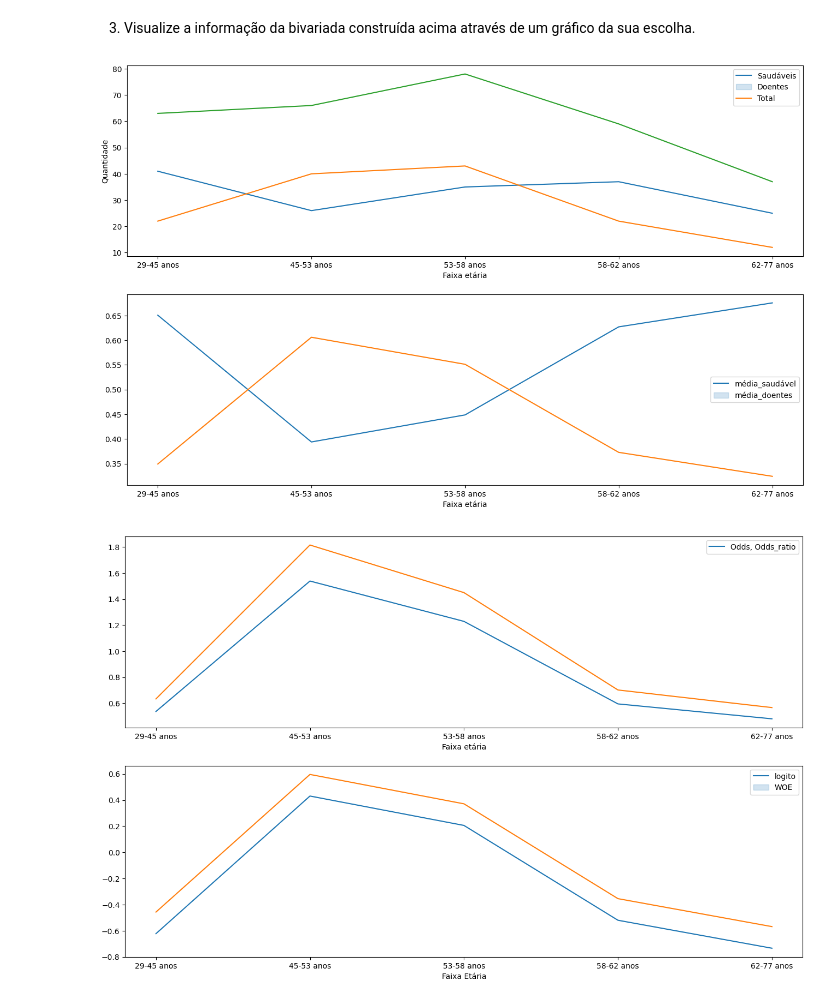
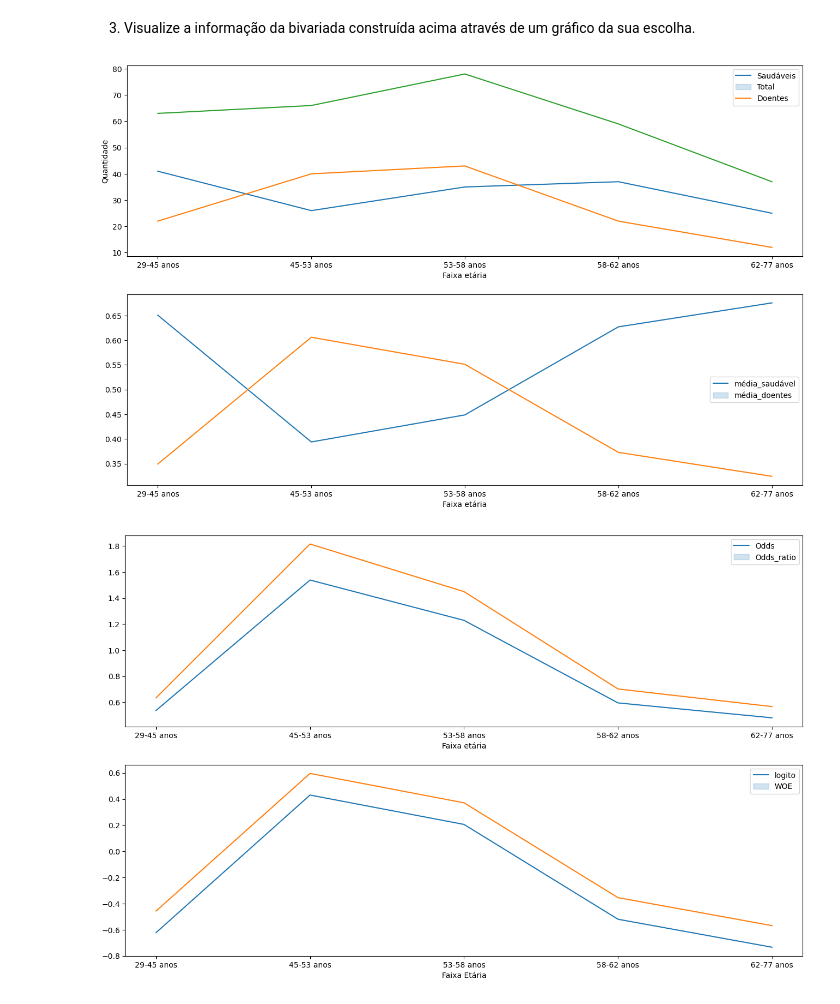
Before and after one commit to heberrossi/Curso_CientistaDeDados_EBAC_Exercicios, a Jupyter notebook: MÓD 18 - Regressão Logística I/mod18_ex01_bivariada_logística.ipynb, the cells around one changed output. Saved outputs shown, nothing was run; the diff lists cells and outputs as text; code cells hidden in the pictures.

```diff
--- a/MÓD 18 - Regressão Logística I/mod18_ex01_bivariada_logística.ipynb
+++ b/MÓD 18 - Regressão Logística I/mod18_ex01_bivariada_logística.ipynb
@@ -158,7 +158,7 @@ for col in tab_age.iloc[:-1, :3]:
     sns.lineplot(x=tab_age.iloc[:-1].index.astype(str),
                  y=tab_age.iloc[:-1][col],
                  ax=axes[0])
-axes[0].legend(labels=['Saudáveis', 'Doentes', 'Total'])
+axes[0].legend(labels=['Saudáveis', 'Total', 'Doentes'])
 axes[0].set_xlabel(xlabel='Faixa etária')
 axes[0].set_ylabel(ylabel='Quantidade')
 axes[0].set_xticks(range(len(age_labels)))
@@ -176,32 +176,34 @@ axes[1].set_xticklabels(labels=age_labels)
 
 plt.show()
 # %% [output]
-[figure, old version]
+[figure, new version]
 # %%
+plt.close('all')
+
 fig, axes = plt.subplots(nrows=2, ncols=1, figsize=(16,10))
 
 age_labels = ['29-45 anos', '45-53 anos', '53-58 anos', '58-62 anos', '62-77 anos']
 
 for col in tab_age.iloc[:-1, 5:-3]:
     sns.lineplot(x=tab_age.iloc[:-1].index.astype(str),
                  y=tab_age.iloc[:-1][col],
                  ax=axes[0])
-axes[0].legend(labels=['Odds, Odds_ratio'])
+axes[0].legend(labels=['Odds', 'Odds_ratio'])
 axes[0].set_xlabel(xlabel='Faixa etária')
 axes[0].set_ylabel(ylabel='')
 axes[0].set_xticks(range(len(age_labels)))
 axes[0].set_xticklabels(labels=age_labels)
 
 for col in tab_age.iloc[:-1, 7:-1]:
     sns.lineplot(x=tab_age.iloc[:-1].index.astype(str),
                  y=tab_age.iloc[:-1][col],
                  ax=axes[1])
 axes[1].legend(labels=tab_age.iloc[:-1, 7:-1].columns)
 axes[1].set_xlabel(xlabel='Faixa Etária')
 axes[1].set_ylabel(ylabel='')
 axes[1].set_xticks(range(len(age_labels)))
 axes[1].set_xticklabels(labels=age_labels)
 
 plt.show()
 # %% [output]
-[figure, old version]
+[figure, new version]
```
